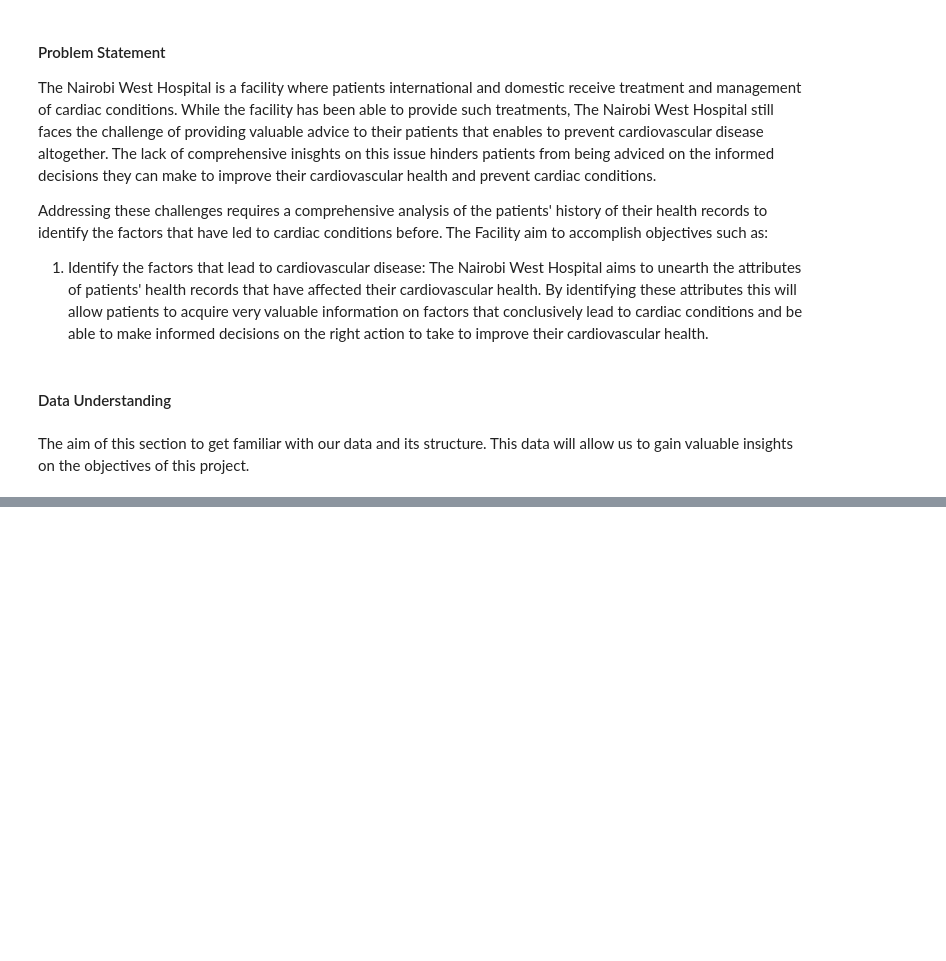
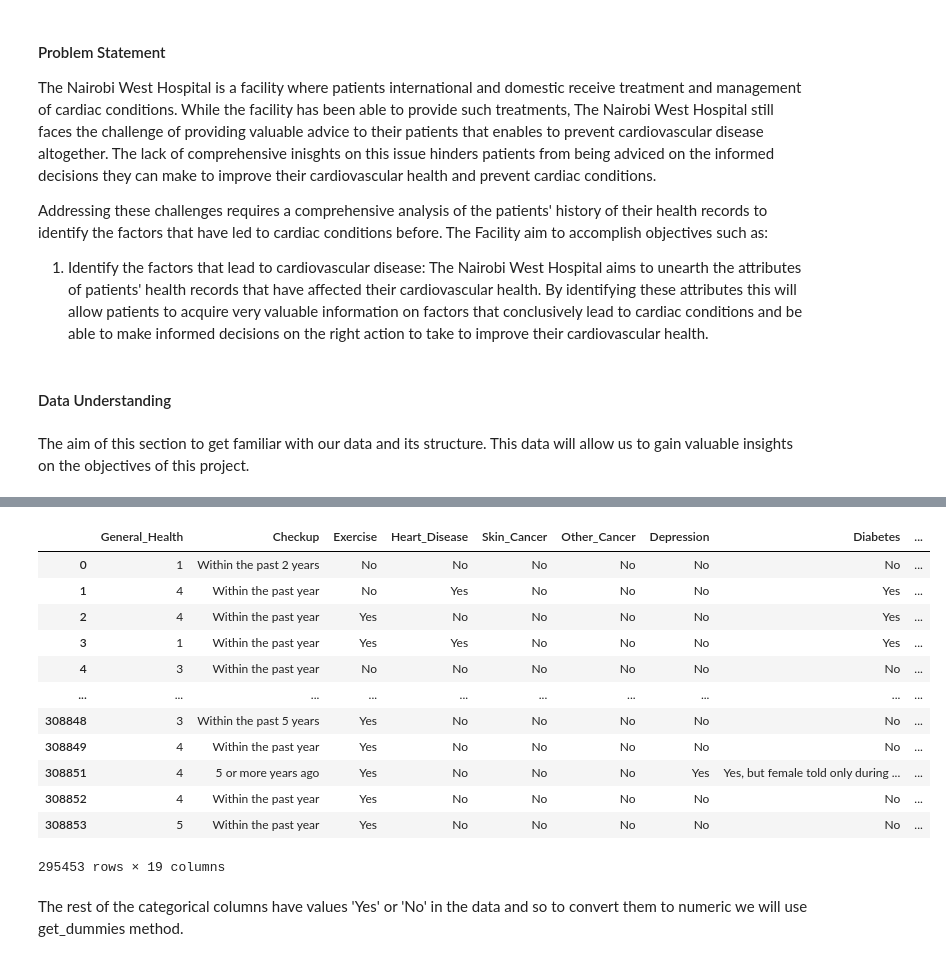
Before and after one commit to valarythairu/dsc-phase-3-project, a Jupyter notebook: index.ipynb, the cells around one changed output, grey strips where cells are left out. Saved outputs shown, nothing was run; the diff lists cells and outputs as text; code cells hidden in the pictures; blank space fills up the shorter version.

```diff
--- a/index.ipynb
+++ b/index.ipynb
@@ -41,0 +238,20 @@ df
+# %%
+replacement_dict2 = {'Poor':1,'Fair':2,'Good':3,'Very Good':4,'Excellent':5}
+new_data['General_Health'] =  new_data['General_Health'].replace(replacement_dict2)
+new_data
+# %% [output]
+|  | General_Health | Checkup | Exercise | Heart_Disease | Skin_Cancer | Other_Cancer | Depression | Diabetes | ... |
+| 0 | 1 | Within the past 2 years | No | No | No | No | No | No | ... |
+| 1 | 4 | Within the past year | No | Yes | No | No | No | Yes | ... |
+| 2 | 4 | Within the past year | Yes | No | No | No | No | Yes | ... |
+| 3 | 1 | Within the past year | Yes | Yes | No | No | No | Yes | ... |
+| 4 | 3 | Within the past year | No | No | No | No | No | No | ... |
+| ... | ... | ... | ... | ... | ... | ... | ... | ... | ... |
+| 308848 | 3 | Within the past 5 years | Yes | No | No | No | No | No | ... |
+| 308849 | 4 | Within the past year | Yes | No | No | No | No | No | ... |
+| 308851 | 4 | 5 or more years ago | Yes | No | No | No | Yes | Yes, but female told only during ... | ... |
+| 308852 | 4 | Within the past year | Yes | No | No | No | No | No | ... |
+| 308853 | 5 | Within the past year | Yes | No | No | No | No | No | ... |
+295453 rows × 19 columns
+# %% [markdown]
+The rest of the categorical columns have values 'Yes' or 'No' in the data and so to convert them to numeric we will use get_dummies method.
```
Also changed, not shown: parts of 35 cells of this notebook.
